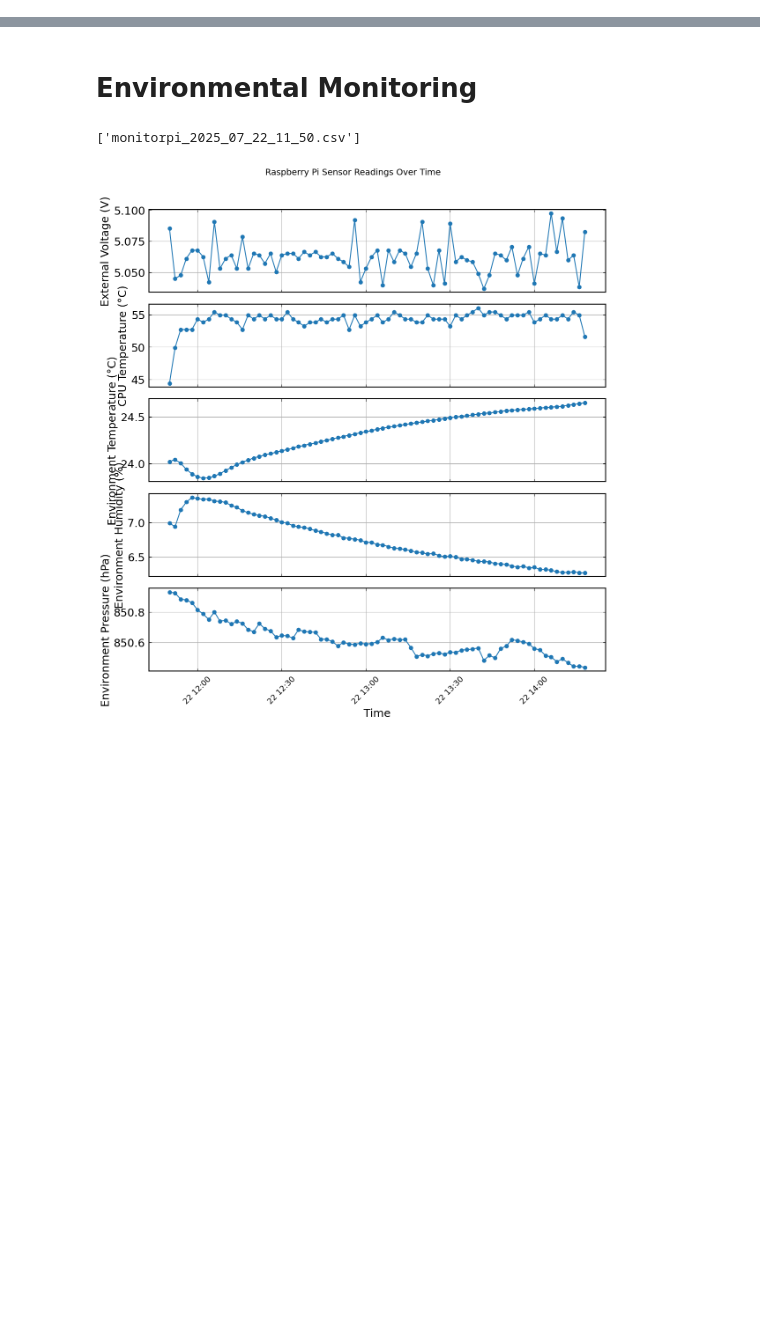
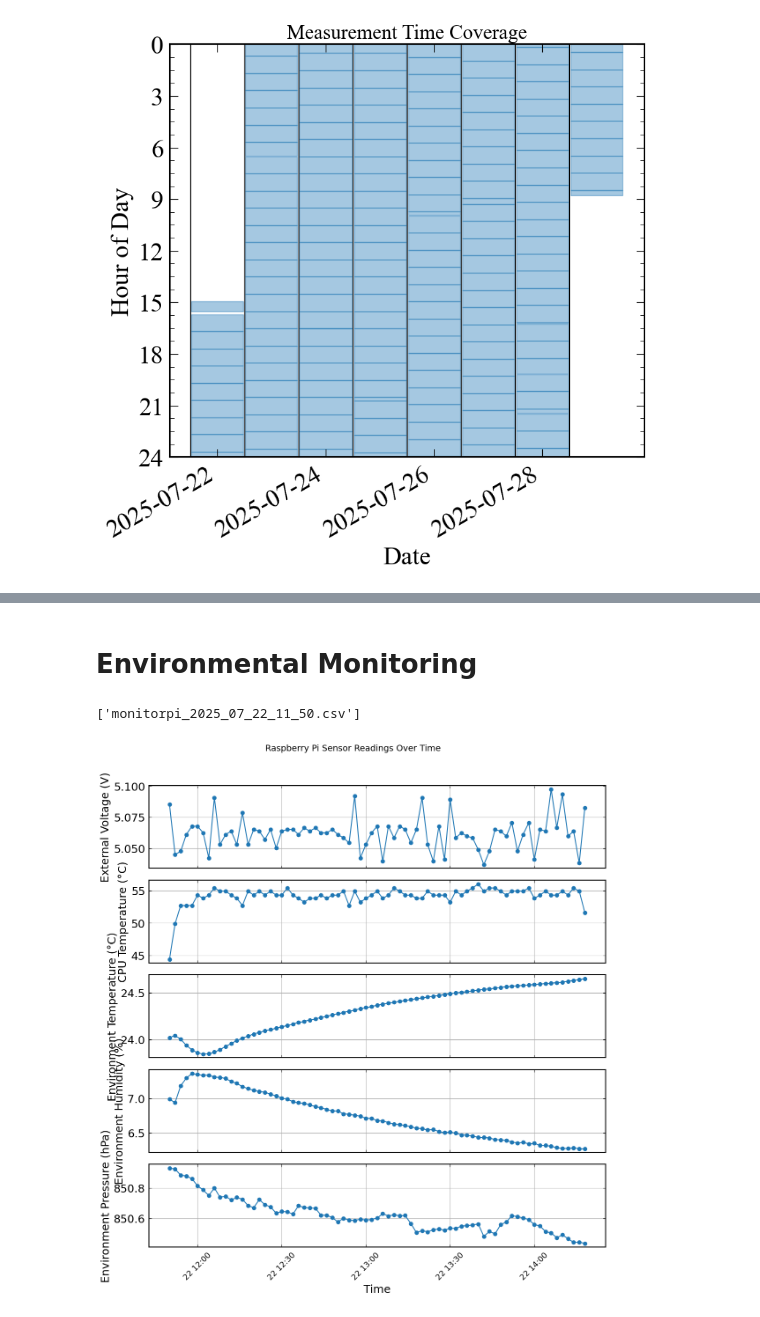
Before and after one commit to SSantosLab/LAB-Magnetometer, a Jupyter notebook: test.ipynb, the cells around one changed output, grey strips where cells are left out. Drawn from its saved outputs; the diff is of its cells as text; code cells hidden in the pictures; blank space fills up the shorter version.

Commit message:
added analysis script for the final report, added the plot style for the EPJC paper.

```diff
--- a/test.ipynb
+++ b/test.ipynb
@@ -40,7 +43,12 @@ import subprocess
 # %%
 import numpy as np
-import matplotlib.pyplot as plt
 import sys
 sys.path.append('../')
 from magnetofft import *
-import matplotlibstyle
+import matplotlib.pyplot as plt
+import matplotlib.dates as mdates
+from datetime import datetime, timedelta
+
+plt.style.use('matplotlibstyle.txt')
+plt.rcParams['font.family'] = 'serif'
+plt.rcParams['font.serif'] = 'Times New Roman'
@@ -46,0 +87,57 @@ import matplotlibstyle
+# %%
+# --- Convert datetime to matplotlib date numbers ---
+start_dates = [mdates.date2num(s.date()) for s in start_time_list]
+start_times = [s.hour + s.minute / 60 for s in start_time_list]
+end_dates   = [mdates.date2num(e.date()) for e in end_time_list]
+end_times   = [e.hour + e.minute / 60 for e in end_time_list]
+
+# --- Plot setup ---
+fig, ax = plt.subplots(figsize=(8, 8))
+
+for s, e in zip(start_time_list, end_time_list):
+    x0 = mdates.date2num(s.date())
+    x1 = mdates.date2num(e.date())
+    if x0 == x1:
+        # same day
+        ax.fill_between(
+            [x0-0.48, x0+0.48],
+            s.hour + s.minute/60,
+            e.hour + e.minute/60,
+            color="tab:blue", alpha=0.4
+        )
+        # pass
+    else:
+        # spans multiple days (split for simplicity)
+        ax.fill_between(
+            [x0-0.48, x0 + 0.48],
+            s.hour + s.minute/60, 24,
+            color="tab:blue", alpha=0.4
+        )
+        ax.fill_between(
+            [x1-0.48, x1+0.48],
+            0, e.hour + e.minute/60,
+            color="tab:blue", alpha=0.4
+        )
+
+# --- Axis formatting ---
+ax.xaxis.set_major_formatter(mdates.DateFormatter('%Y-%m-%d'))
+ax.xaxis.set_major_locator(mdates.DayLocator(interval=1))
+ax.tick_params(axis='x',which='minor',bottom=False,top=False)
+
+plt.xticks(rotation=30, ha='right')
+day_locs = [d-0.5 for d in ax.xaxis.get_majorticklocs()]
+for x in day_locs:
+    ax.axvline(x, color='k', linestyle='-', linewidth=1.0, alpha=1)
+
+ax.xaxis.set_major_locator(mdates.DayLocator(interval=2))
+ax.set_ylim(24, 0)
+ax.set_yticks(range(0, 25, 3))
+ax.set_ylabel("Hour of Day")
+ax.set_xlabel("Date")
+ax.set_title("Measurement Time Coverage")
+ax.grid(False)
+
+plt.tight_layout()
+plt.show()
+# %% [output]
+[figure, added]
```
Also changed, not shown: parts of 7 cells of this notebook, 5 other files.
